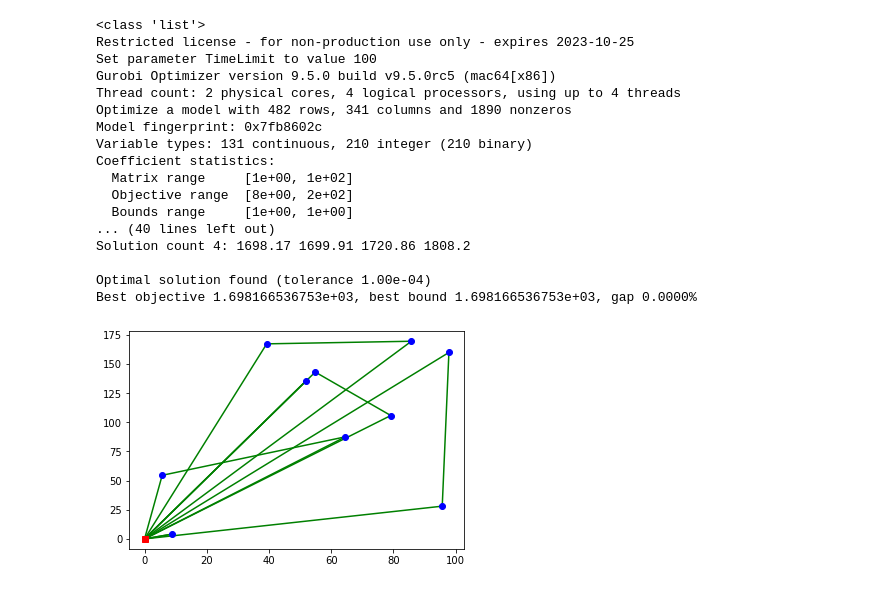
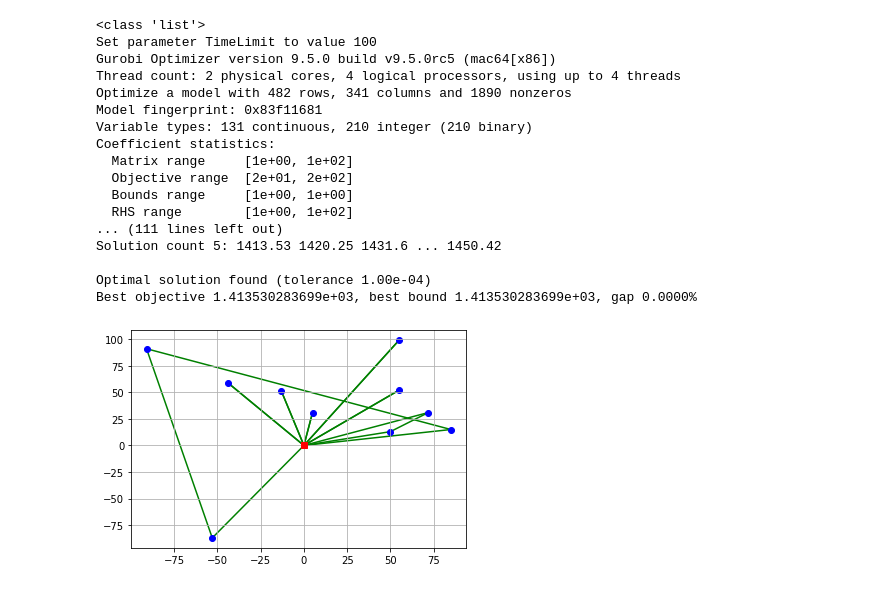
Before and after one commit to fed12345/VRP_Operations, a Jupyter notebook: VRPmodel.ipynb, the cells around one changed output. Saved outputs shown, nothing was run; the diff lists cells and outputs as text; code cells hidden in the pictures.

```diff
--- a/VRPmodel.ipynb
+++ b/VRPmodel.ipynb
@@ -82,13 +0,0 @@ for v in m.getVars():
-# %%
-routes = list()
-for i in clients:
-    if x[(0,i)].x > 0.9:
-        aux = [0,i]
-        while i != 0:
-            j = i
-            for k in nodes:
-                if j!=k and x[(j,k)].x > 0.9:
-                    aux.append(k)
-                    i=k
-        routes.append(aux)
-routes
@@ -117,9 +9,23 @@ plt.title('Vehicle Routing Problem')
+# %%
+#DATASET
+#Here we create the dataset
+#Initialize
+class Drones():
+    def __init__(self, name, maxspeed, maxpayload, number_of_drones):
+        self.name = name
+        self.maxspeed = maxspeed
+        self.maxpayload = maxpayload
+        self.number_of_drones = number_of_drones
+
+class Clients():
+    numeber_of_clients = 0
+    def __init__(self, number, x_coord, y_coord, demand):
+        self.number = number
+        self.x_coord = x_coord
+        self.y_coord = y_coord
+        self.demand = demand
+        Clients.numeber_of_clients += 1
 # %%
-import numpy as np
-import matplotlib.pyplot as plt
-import gurobipy as gp
-from gurobipy import GRB
-from data import Drones, Clients
 
 #Initialization
 rnd = np.random
@@ -199,41 +105,43 @@ def solve_VRP(drones,clients_list,time_limit):
         plt.plot([xc[i], xc[j]], [yc[i], yc[j]], c='g', zorder=0)
     plt.plot(xc[0], yc[0], c='r', marker='s')
     plt.scatter(xc[1:], yc[1:], c='b')
-
+    plt.grid()
     plt.show()
 
 
 #SAMPLE DATASET
 
 drone1 = Drones("Amazon Drone", 10, 5, 5)#(name, maxspeed, maxpayload, number_of_drones)
 
 client_list = []
 for i in range(1,11):
-    client = Clients(i, rnd.rand(1)[0]*100,rnd.rand(1)[0]*200, rnd.randint(1,5))
+    x_cord = random.sample(range(-100,100),1)[0]
+    y_cord = random.sample(range(-100,100),1)[0]
+    client = Clients(i, x_cord,y_cord, rnd.randint(1,5))
     client_list.append(client)
 
 T = 60 # [s] total delivery duration
 
 
 
 if __name__== "__main__":
     solve_VRP(drone1,client_list, T)
 # %% [output]
 <class 'list'>
-Restricted license - for non-production use only - expires 2023-10-25
 Set parameter TimeLimit to value 100
 Gurobi Optimizer version 9.5.0 build v9.5.0rc5 (mac64[x86])
 Thread count: 2 physical cores, 4 logical processors, using up to 4 threads
 Optimize a model with 482 rows, 341 columns and 1890 nonzeros
-Model fingerprint: 0x7fb8602c
+Model fingerprint: 0x83f11681
 Variable types: 131 continuous, 210 integer (210 binary)
 Coefficient statistics:
   Matrix range     [1e+00, 1e+02]
-  Objective range  [8e+00, 2e+02]
+  Objective range  [2e+01, 2e+02]
   Bounds range     [1e+00, 1e+00]
-... (40 lines left out)
-Solution count 4: 1698.17 1699.91 1720.86 1808.2
+  RHS range        [1e+00, 1e+02]
+... (111 lines left out)
+Solution count 5: 1413.53 1420.25 1431.6 ... 1450.42
 
 Optimal solution found (tolerance 1.00e-04)
-Best objective 1.698166536753e+03, best bound 1.698166536753e+03, gap 0.0000%
+Best objective 1.413530283699e+03, best bound 1.413530283699e+03, gap 0.0000%
-[figure, old version]
+[figure, new version]
```
Also changed, not shown: parts of 13 cells of this notebook.
